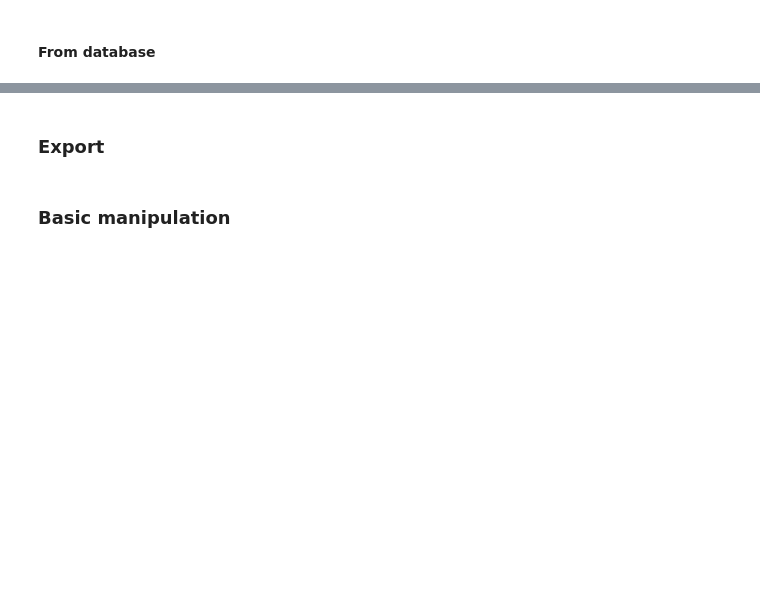
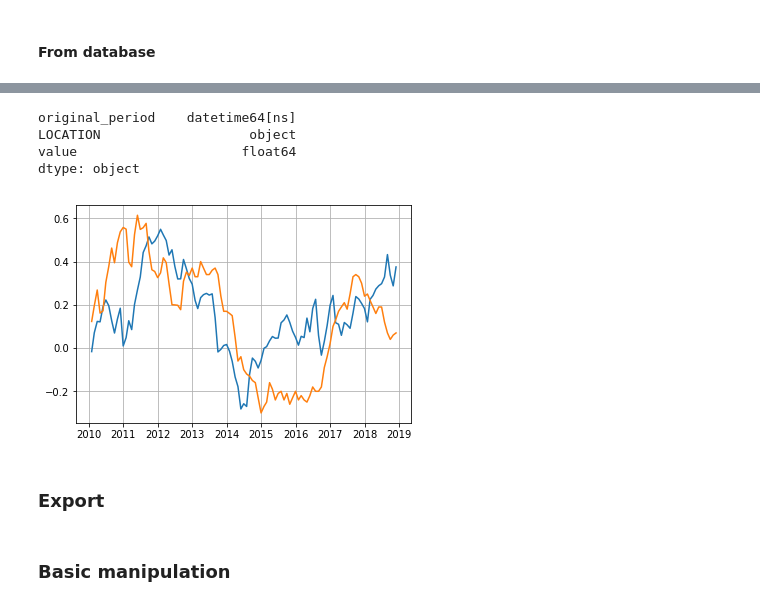
Before and after one commit to albop/modern_scientific_programming, a Jupyter notebook: Session_6/DataFrames.ipynb, the cells around one changed output, grey strips where cells are left out. Drawn from its saved outputs; the diff is of its cells as text; code cells hidden in the pictures; blank space fills up the shorter version.

```diff
--- a/Session_6/DataFrames.ipynb
+++ b/Session_6/DataFrames.ipynb
@@ -80,0 +204,5 @@ The following file formats map naturally to pandas DataFrames.
+# %%
+df = dfs[0]
+df = df[df['value']!='NA']
+df['value'] = df['value'].astype('float64')
+dfs[0] = df
@@ -80,0 +239,22 @@ The following file formats map naturally to pandas DataFrames.
+# %%
+long_table = pd.concat(dfs)
+# %%
+long_table['original_period'] = pd.to_datetime(long_table['original_period'])
+# %%
+long_table.dtypes
+# %% [output]
+original_period    datetime64[ns]
+LOCATION                   object
+value                     float64
+dtype: object
+# %%
+lt = long_table
+# %%
+ss = lt[lt['LOCATION']=='FRA']
+ss2 = lt[lt['LOCATION']=='GBR']
+
+plt.plot(ss['original_period'], ss['value'])
+plt.plot(ss['original_period'], ss2['value'])
+plt.grid()
+# %% [output]
+[figure, added]
```
Also changed, not shown: parts of 44 cells of this notebook, 12 other files.
